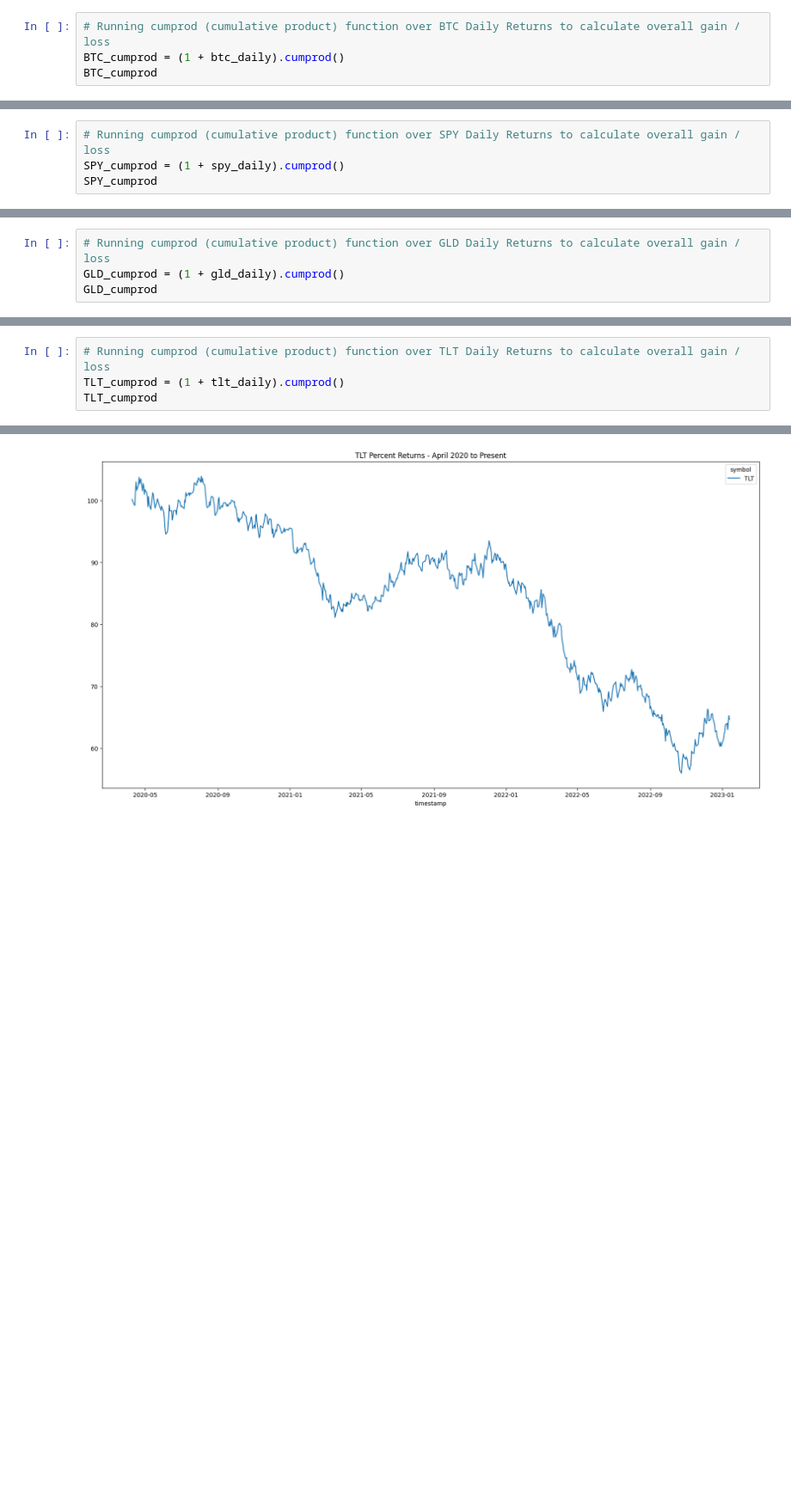
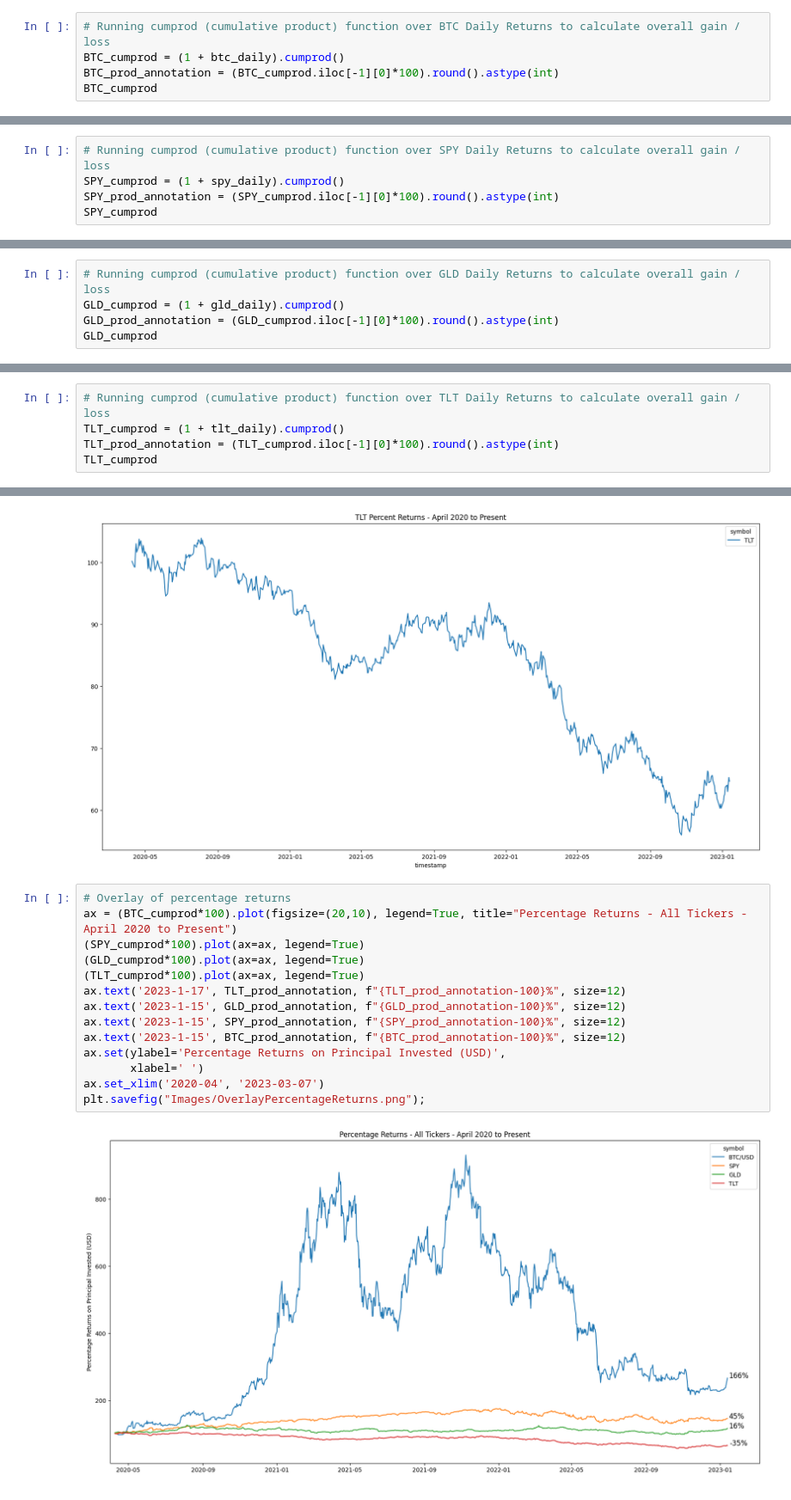
Before and after one commit to jordan-gilmartin/Alpaca-API-Data, a Jupyter notebook: Alpaca-API-Data.ipynb, the cells around one changed output, grey strips where cells are left out. Shown at 86% size. Drawn from its saved outputs; the diff is of its cells as text; blank space fills up the shorter version.

Commit message:
adding percentage returns overlay plot

```diff
--- a/Alpaca-API-Data.ipynb
+++ b/Alpaca-API-Data.ipynb
@@ -608,6 +608,7 @@ tlt_daily
 # %%
 # Running cumprod (cumulative product) function over BTC Daily Returns to calculate overall gain / loss
 BTC_cumprod = (1 + btc_daily).cumprod()
+BTC_prod_annotation = (BTC_cumprod.iloc[-1][0]*100).round().astype(int)
 BTC_cumprod
 # %% [output]
 | symbol | BTC/USD |
@@ -627,6 +628,7 @@ BTC_cumprod
 # %%
 # Running cumprod (cumulative product) function over SPY Daily Returns to calculate overall gain / loss
 SPY_cumprod = (1 + spy_daily).cumprod()
+SPY_prod_annotation = (SPY_cumprod.iloc[-1][0]*100).round().astype(int)
 SPY_cumprod
 # %% [output]
 | symbol | SPY |
@@ -646,6 +648,7 @@ SPY_cumprod
 # %%
 # Running cumprod (cumulative product) function over GLD Daily Returns to calculate overall gain / loss
 GLD_cumprod = (1 + gld_daily).cumprod()
+GLD_prod_annotation = (GLD_cumprod.iloc[-1][0]*100).round().astype(int)
 GLD_cumprod
 # %% [output]
 | symbol | GLD |
@@ -665,6 +668,7 @@ GLD_cumprod
 # %%
 # Running cumprod (cumulative product) function over TLT Daily Returns to calculate overall gain / loss
 TLT_cumprod = (1 + tlt_daily).cumprod()
+TLT_prod_annotation = (TLT_cumprod.iloc[-1][0]*100).round().astype(int)
 TLT_cumprod
 # %% [output]
 | symbol | TLT |
@@ -827,3 +831,19 @@ plt.savefig("Images/GLDPercentReturns.png")
 plt.savefig("Images/TLTPercentReturns.png")
 # %% [output]
 [figure]
+# %%
+# Overlay of percentage returns
+ax = (BTC_cumprod*100).plot(figsize=(20,10), legend=True, title="Percentage Returns - All Tickers - April 2020 to Present")
+(SPY_cumprod*100).plot(ax=ax, legend=True)
+(GLD_cumprod*100).plot(ax=ax, legend=True)
+(TLT_cumprod*100).plot(ax=ax, legend=True)
+ax.text('2023-1-17', TLT_prod_annotation, f"{TLT_prod_annotation-100}%", size=12)
+ax.text('2023-1-15', GLD_prod_annotation, f"{GLD_prod_annotation-100}%", size=12)
+ax.text('2023-1-15', SPY_prod_annotation, f"{SPY_prod_annotation-100}%", size=12)
+ax.text('2023-1-15', BTC_prod_annotation, f"{BTC_prod_annotation-100}%", size=12)
+ax.set(ylabel='Percentage Returns on Principal Invested (USD)',
+       xlabel=' ')
+ax.set_xlim('2020-04', '2023-03-07')
+plt.savefig("Images/OverlayPercentageReturns.png");
+# %% [output]
+[figure, added]
```
Also changed, not shown: 1 other file.
